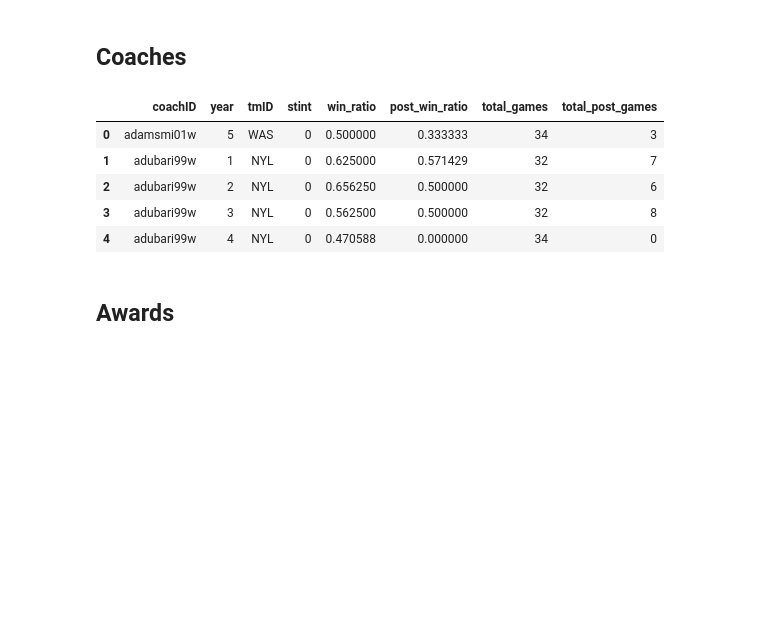
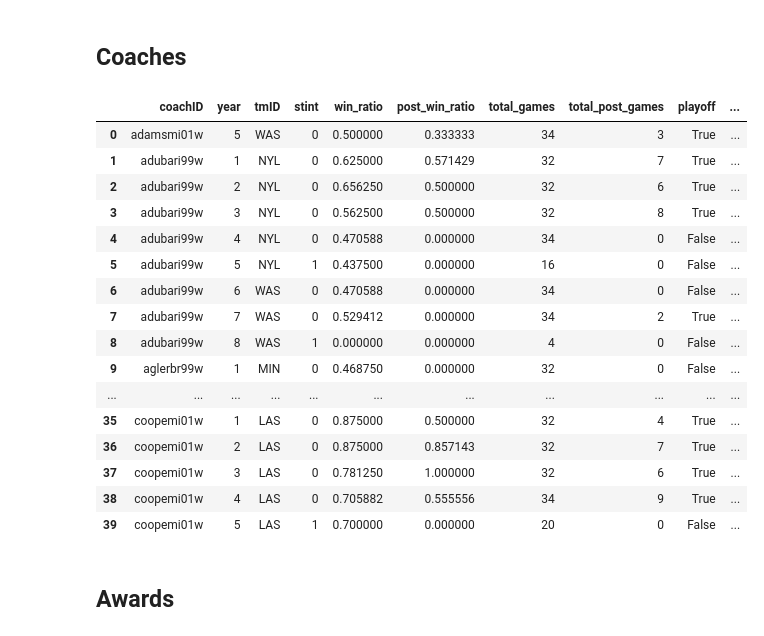
Before and after one commit to Lucasnakajima/Data-Mining, a Jupyter notebook: AC.ipynb, the cells around one changed output. Drawn from its saved outputs; the diff is of its cells as text; code cells hidden in the pictures; blank space fills up the shorter version.

```diff
--- a/AC.ipynb
+++ b/AC.ipynb
@@ -241,18 +244,37 @@ coaches['post_win_ratio'] = coaches['post_wins'] / (coaches['post_wins'] + coach
 coaches['total_games'] = coaches['won'] + coaches['lost']
 coaches['total_post_games'] = coaches['post_wins'] + coaches['post_losses']
 
+coaches['playoff'] = coaches['total_post_games'] > 0
+
+# Calcular o playoff ratio cumulativo para cada treinador
+coaches = coaches.sort_values(['coachID', 'year'])
+coaches['cumulative_playoffs'] = coaches.groupby('coachID')['playoff'].cumsum()
+coaches['cumulative_seasons'] = coaches.groupby('coachID').cumcount() + 1
+coaches['playoffratio'] = coaches['cumulative_playoffs'] / coaches['cumulative_seasons']
+
 # Drop the original columns used for calculations
-coaches.drop(['won', 'lost', 'post_wins', 'post_losses','lgID'], axis=1, inplace=True)
+coaches.drop(['won', 'lost', 'post_wins', 'post_losses', 'lgID', 'cumulative_playoffs', 'cumulative_seasons'], axis=1, inplace=True)
 coaches.fillna(0, inplace=True)
 # %%
-coaches.head()
+coaches.head(40)
 # %% [output]
-|  | coachID | year | tmID | stint | win_ratio | post_win_ratio | total_games | total_post_games |
-| 0 | adamsmi01w | 5 | WAS | 0 | 0.500000 | 0.333333 | 34 | 3 |
-| 1 | adubari99w | 1 | NYL | 0 | 0.625000 | 0.571429 | 32 | 7 |
-| 2 | adubari99w | 2 | NYL | 0 | 0.656250 | 0.500000 | 32 | 6 |
-| 3 | adubari99w | 3 | NYL | 0 | 0.562500 | 0.500000 | 32 | 8 |
-| 4 | adubari99w | 4 | NYL | 0 | 0.470588 | 0.000000 | 34 | 0 |
+|  | coachID | year | tmID | stint | win_ratio | post_win_ratio | total_games | total_post_games | playoff | ... |
+| 0 | adamsmi01w | 5 | WAS | 0 | 0.500000 | 0.333333 | 34 | 3 | True | ... |
+| 1 | adubari99w | 1 | NYL | 0 | 0.625000 | 0.571429 | 32 | 7 | True | ... |
+| 2 | adubari99w | 2 | NYL | 0 | 0.656250 | 0.500000 | 32 | 6 | True | ... |
+| 3 | adubari99w | 3 | NYL | 0 | 0.562500 | 0.500000 | 32 | 8 | True | ... |
+| 4 | adubari99w | 4 | NYL | 0 | 0.470588 | 0.000000 | 34 | 0 | False | ... |
+| 5 | adubari99w | 5 | NYL | 1 | 0.437500 | 0.000000 | 16 | 0 | False | ... |
+| 6 | adubari99w | 6 | WAS | 0 | 0.470588 | 0.000000 | 34 | 0 | False | ... |
+| 7 | adubari99w | 7 | WAS | 0 | 0.529412 | 0.000000 | 34 | 2 | True | ... |
+| 8 | adubari99w | 8 | WAS | 1 | 0.000000 | 0.000000 | 4 | 0 | False | ... |
+| 9 | aglerbr99w | 1 | MIN | 0 | 0.468750 | 0.000000 | 32 | 0 | False | ... |
+| ... | ... | ... | ... | ... | ... | ... | ... | ... | ... | ... |
+| 35 | coopemi01w | 1 | LAS | 0 | 0.875000 | 0.500000 | 32 | 4 | True | ... |
+| 36 | coopemi01w | 2 | LAS | 0 | 0.875000 | 0.857143 | 32 | 7 | True | ... |
+| 37 | coopemi01w | 3 | LAS | 0 | 0.781250 | 1.000000 | 32 | 6 | True | ... |
+| 38 | coopemi01w | 4 | LAS | 0 | 0.705882 | 0.555556 | 34 | 9 | True | ... |
+| 39 | coopemi01w | 5 | LAS | 1 | 0.700000 | 0.000000 | 20 | 0 | False | ... |
 # %% [markdown]
 ## Awards
 # %%
```
Also changed, not shown: parts of 8 cells of this notebook.
